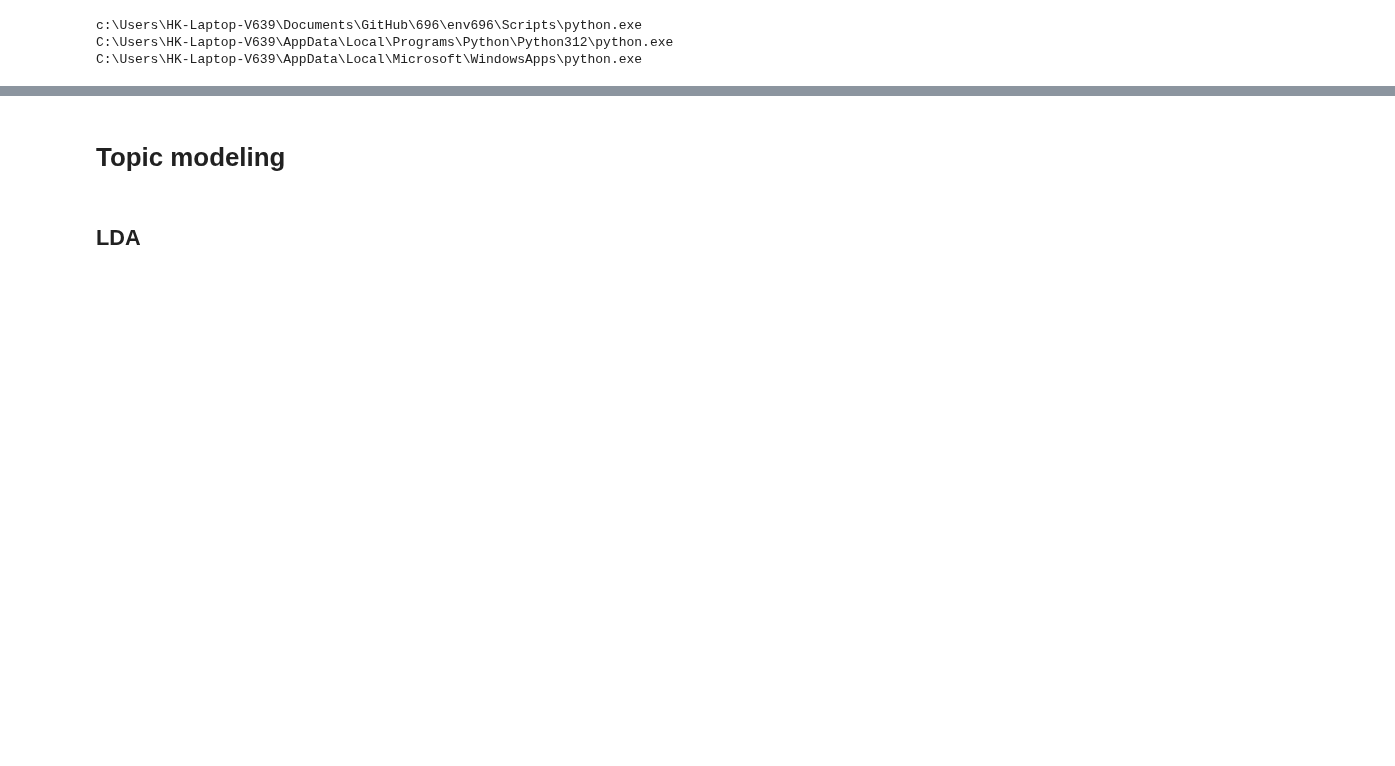
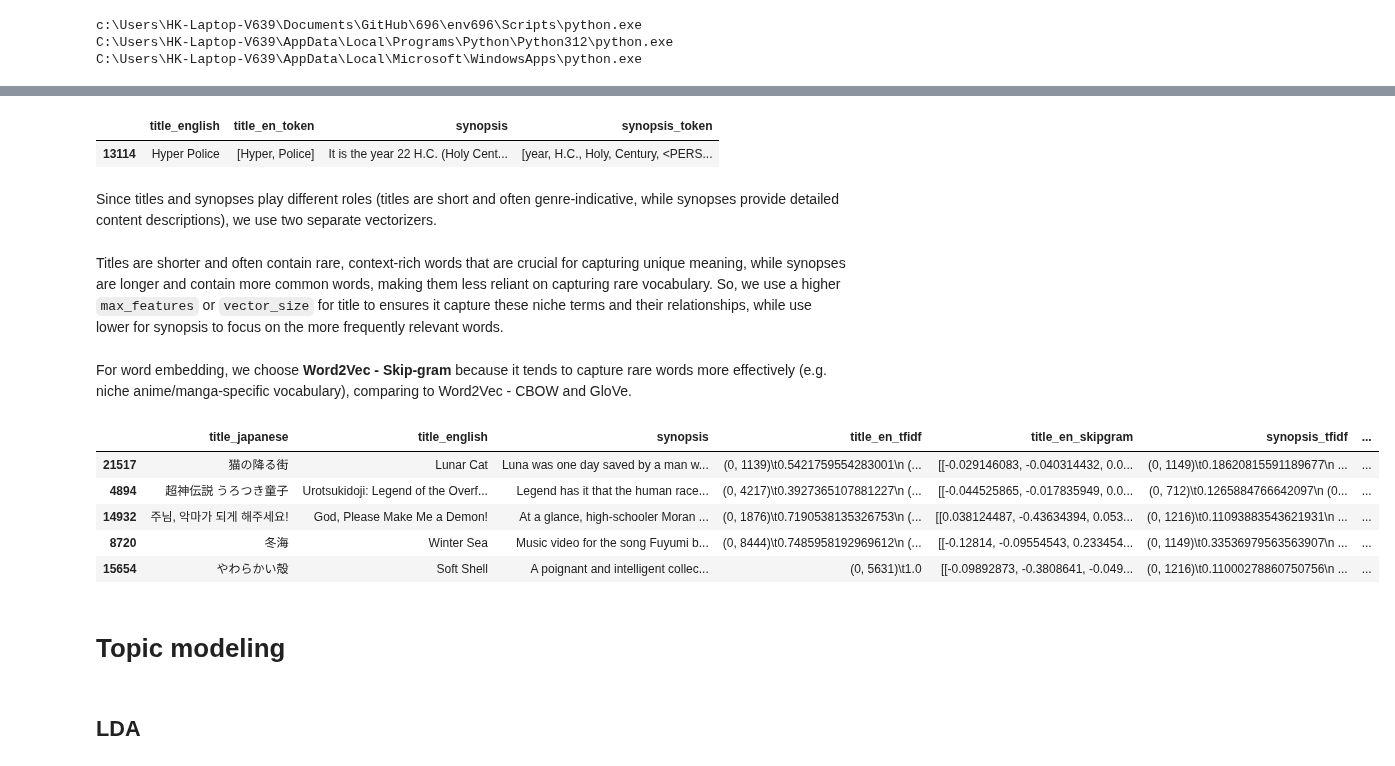
Before and after one commit to derickkan3356/anime-manga-theme-and-success-prediction, a Jupyter notebook: nlp_and_topic_modeling.ipynb, the cells around one changed output, grey strips where cells are left out. Cells and saved outputs as stored; diff of their text form; code cells hidden in the pictures; blank space fills up the shorter version.

Commit message:
split notebook: text processing move to topic modeling

```diff
--- a/topic_modeling_and_clustering.ipynb
+++ b/nlp_and_topic_modeling.ipynb
@@ -35,0 +76,11 @@ skipgram_model_synopsis = joblib.load('assets/skipgram_model_synopsis.joblib')
+# %%
+# review tokenization
+with pd.option_context('display.max_colwidth', None):
+    display(train[['title_english', 'title_en_token', 'synopsis', 'synopsis_token']].sample(1))
+# %% [output]
+|  | title_english | title_en_token | synopsis | synopsis_token |
+| 13114 | Hyper Police | [Hyper, Police] | It is the year 22 H.C. (Holy Cent... | [year, H.C., Holy, Century, <PERS... |
+# %% [markdown]
+Since titles and synopses play different roles (titles are short and often genre-indicative, while synopses provide detailed content descriptions), we use two separate vectorizers.
+# %% [markdown]
+Titles are shorter and often contain rare, context-rich words that are crucial for capturing unique meaning, while synopses are longer and contain more common words, making them less reliant on capturing rare vocabulary. So, we use a higher `max_features` or `vector_size` for title to ensures it capture these niche terms and their relationships, while use lower for synopsis to focus on the more frequently relevant words.
@@ -36,3 +114,54 @@ skipgram_model_synopsis = joblib.load('assets/skipgram_model_synopsis.joblib')
+# %% [markdown]
+For word embedding, we choose **Word2Vec - Skip-gram** because it tends to capture rare words more effectively (e.g. niche anime/manga-specific vocabulary), comparing to Word2Vec - CBOW and GloVe.
+# %%
+# word embedding
+import multiprocessing
+from gensim.models import Word2Vec
+
+# dynamically determine the number of CPU cores
+num_workers = multiprocessing.cpu_count()
+
+# train title skipgram model
+skipgram_model_title = Word2Vec(
+    train['title_en_token'].tolist(),
+    sg=1,               # skip-gram
+    vector_size=300,    # title use higher dim
+    window=2,           # title use smaller window size
+    min_count=1,        # titles may contain rare but important words
+    epochs=30,          # title are shorter, need more epochs to train
+    workers=num_workers,
+    seed=RANDOM_SEED
+)
+
+# train synopsis skipgram model
+skipgram_model_synopsis = Word2Vec(
+    train['synopsis_token'].tolist(),
+    sg=1,               # skip-gram
+    vector_size=150,    # synopsis use lower dim
+    window=5,           # synopsis use larger window size
+    min_count=2,        # filter out extremely rare words
+    epochs=15,
+    workers=num_workers,
+    seed=RANDOM_SEED
+)
+
+# clean tokens that does not exist in the skipgram vocab (because of `min_count`)
+model_vocab = set(skipgram_model_synopsis.wv.index_to_key)
+train['synopsis_token'] = train['synopsis_token'].apply(lambda x: [token for token in x if token in model_vocab])
+train = train[train['synopsis_token'].apply(lambda x: len(x) > 0)]  # filter out empty entry after clean tokens
+
+# apply skipgram model
+train['title_en_skipgram'] = train['title_en_token'].apply(lambda x: skipgram_model_title.wv[x])
+train['synopsis_skipgram'] = train['synopsis_token'].apply(lambda x: skipgram_model_synopsis.wv[x])
+# %%
+train[['title_japanese', 'title_english', 'synopsis', 'title_en_tfidf', 'title_en_skipgram', 'synopsis_tfidf', 'synopsis_skipgram']].sample(5)
+# %% [output]
+|  | title_japanese | title_english | synopsis | title_en_tfidf | title_en_skipgram | synopsis_tfidf | ... |
+| 21517 | 猫の降る街 | Lunar Cat | Luna was one day saved by a man w... | (0, 1139)\t0.5421759554283001\n (... | [[-0.029146083, -0.040314432, 0.0... | (0, 1149)\t0.18620815591189677\n ... | ... |
+| 4894 | 超神伝説 うろつき童子 | Urotsukidoji: Legend of the Overf... | Legend has it that the human race... | (0, 4217)\t0.3927365107881227\n (... | [[-0.044525865, -0.017835949, 0.0... | (0, 712)\t0.1265884766642097\n (0... | ... |
+| 14932 | 주님, 악마가 되게 해주세요! | God, Please Make Me a Demon! | At a glance, high-schooler Moran ... | (0, 1876)\t0.7190538135326753\n (... | [[0.038124487, -0.43634394, 0.053... | (0, 1216)\t0.11093883543621931\n ... | ... |
+| 8720 | 冬海 | Winter Sea | Music video for the song Fuyumi b... | (0, 8444)\t0.7485958192969612\n (... | [[-0.12814, -0.09554543, 0.233454... | (0, 1149)\t0.33536979563563907\n ... | ... |
+| 15654 | やわらかい殻 | Soft Shell | A poignant and intelligent collec... | (0, 5631)\t1.0 | [[-0.09892873, -0.3808641, -0.049... | (0, 1216)\t0.11000278860750756\n ... | ... |
 # %% [markdown]
 # Topic modeling
 # %%
```
Also changed, not shown: parts of 5 cells of this notebook, 1 other file.
